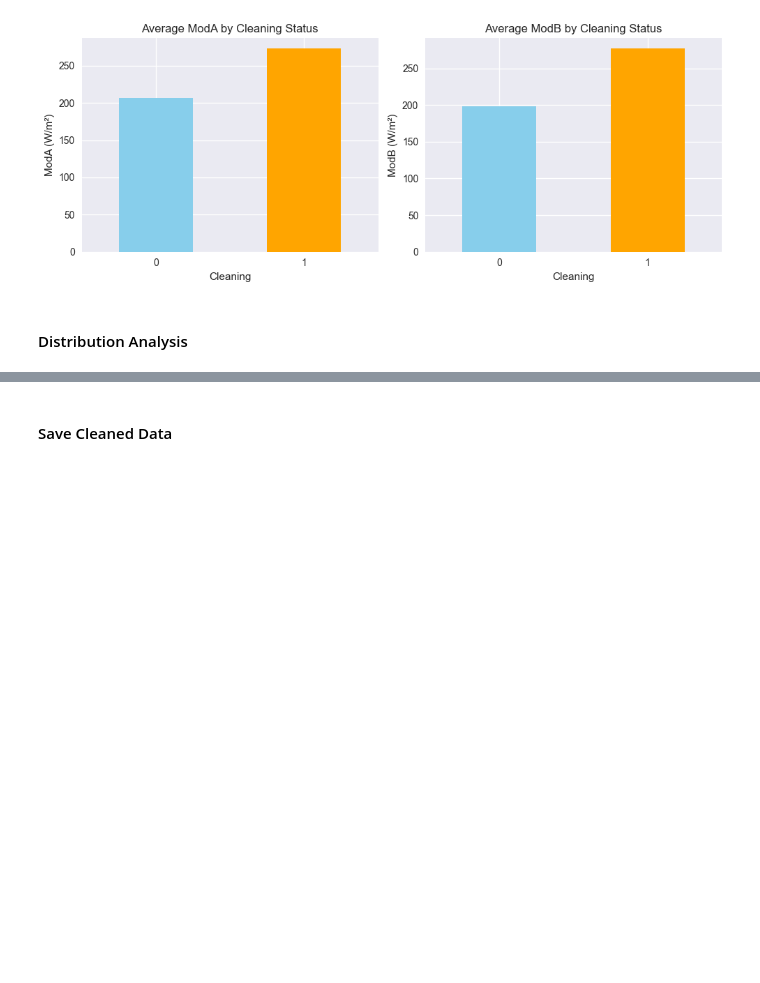
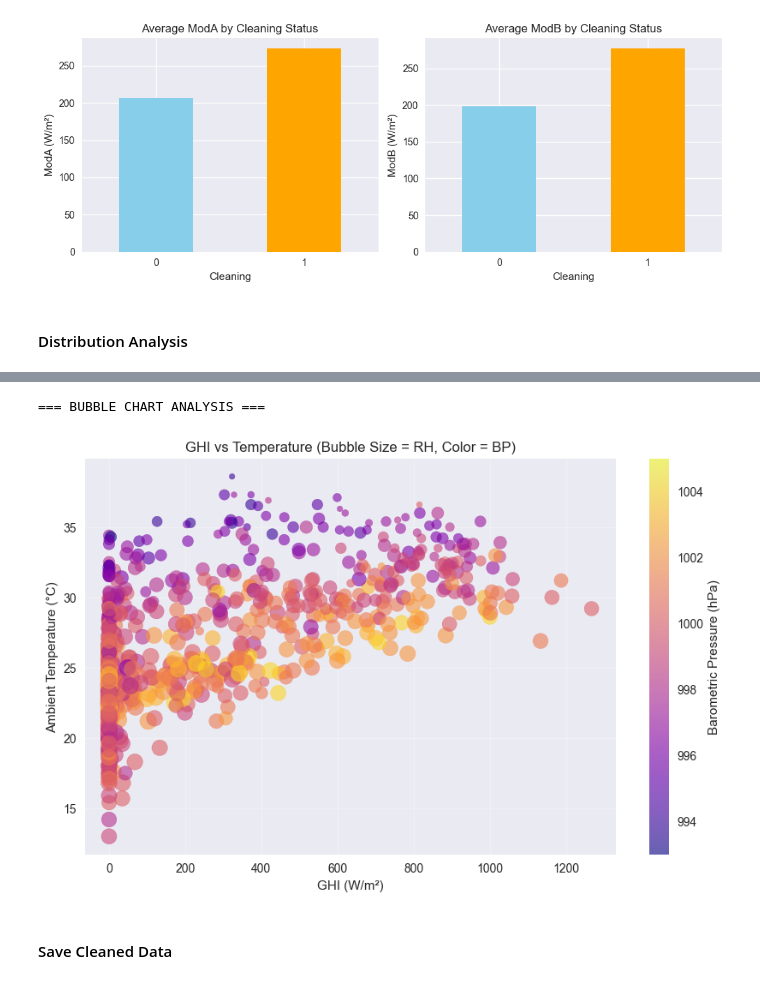
Before and after one commit to HermonaDev/solar-challenge-week0, a Jupyter notebook: notebooks/sierra_leone_eda.ipynb, the cells around one changed output, grey strips where cells are left out. Drawn from its saved outputs; the diff is of its cells as text; code cells hidden in the pictures; blank space fills up the shorter version.

```diff
--- a/notebooks/sierra_leone_eda.ipynb
+++ b/notebooks/sierra_leone_eda.ipynb
@@ -264,3 +330,23 @@ plt.show()
+# %%
+print("=== BUBBLE CHART ANALYSIS ===")
+
+# Sample the data to make the bubble chart readable
+sample_df = df.sample(n=1000, random_state=42)
+
+plt.figure(figsize=(10, 6))
+scatter = plt.scatter(sample_df['GHI'], sample_df['Tamb'],
+                     s=sample_df['RH']*2,  # Bubble size based on RH
+                     alpha=0.6, c=sample_df['BP'], cmap='plasma')
+
+plt.xlabel('GHI (W/m²)')
+plt.ylabel('Ambient Temperature (°C)')
+plt.title('GHI vs Temperature (Bubble Size = RH, Color = BP)')
+plt.colorbar(scatter, label='Barometric Pressure (hPa)')
+plt.grid(True, alpha=0.3)
+plt.show()
+# %% [output]
+=== BUBBLE CHART ANALYSIS ===
+[figure, added]
 # %% [markdown]
 #### Save Cleaned Data
 # %%
```
Also changed, not shown: parts of 4 cells of this notebook.
